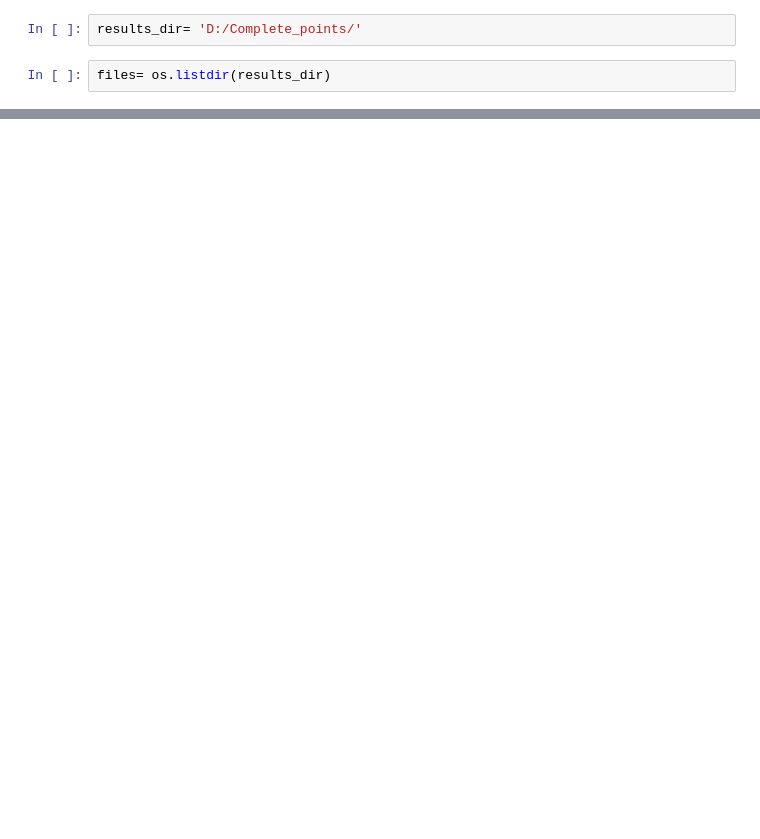
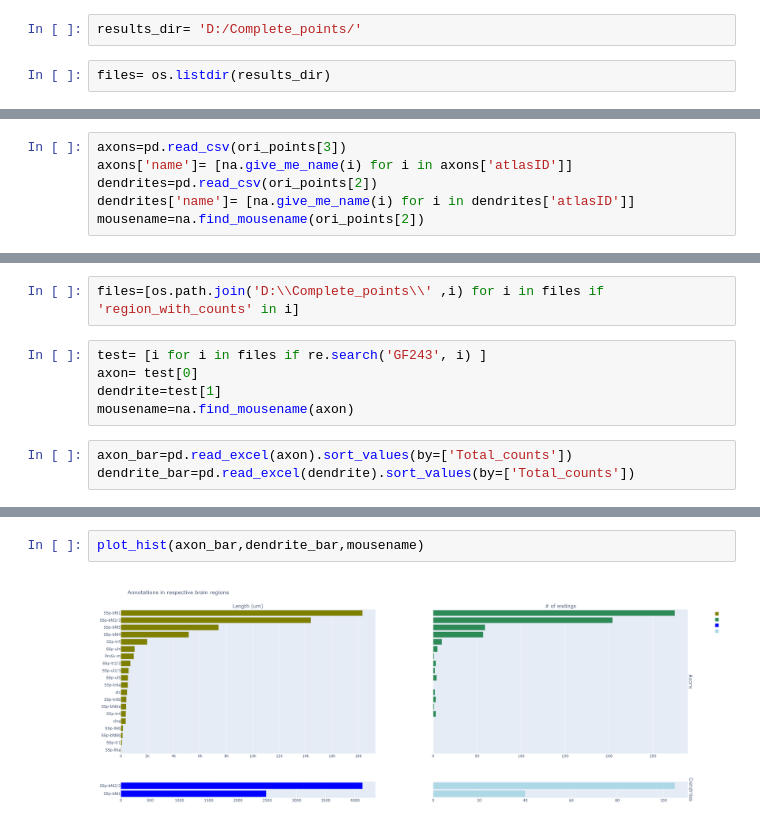
Before and after one commit to YANQI-LIU/Image_Registration, a Jupyter notebook: PlottingGraph.ipynb, the cells around one changed output, grey strips where cells are left out. Saved outputs shown, nothing was run; the diff lists cells and outputs as text; blank space fills up the shorter version.

```diff
--- a/PlottingGraph.ipynb
+++ b/PlottingGraph.ipynb
@@ -72,0 +98,6 @@ plot(fig)
+# %%
+axons=pd.read_csv(ori_points[3])
+axons['name']= [na.give_me_name(i) for i in axons['atlasID']]
+dendrites=pd.read_csv(ori_points[2])
+dendrites['name']= [na.give_me_name(i) for i in dendrites['atlasID']]
+mousename=na.find_mousename(ori_points[2])
@@ -120,0 +158,10 @@ def make_scatter(axons, dendrites):
+# %%
+files=[os.path.join('D:\\Complete_points\\' ,i) for i in files if 'region_with_counts' in i]
+# %%
+test= [i for i in files if re.search('GF243', i) ]
+axon= test[0]
+dendrite=test[1]
+mousename=na.find_mousename(axon)
+# %%
+axon_bar=pd.read_excel(axon).sort_values(by=['Total_counts'])
+dendrite_bar=pd.read_excel(dendrite).sort_values(by=['Total_counts'])
@@ -120,0 +239,4 @@ def make_scatter(axons, dendrites):
+# %%
+plot_hist(axon_bar,dendrite_bar,mousename)
+# %% [output]
+[figure, added]
```
Also changed, not shown: parts of 13 cells of this notebook, 5 other files.
